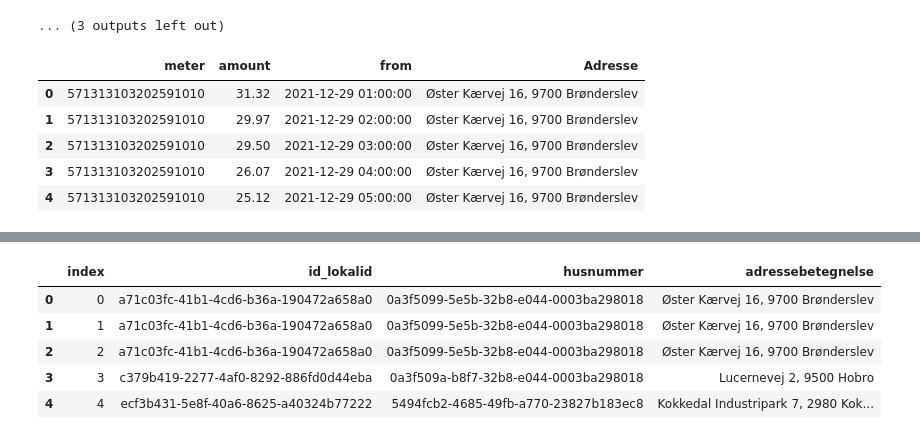
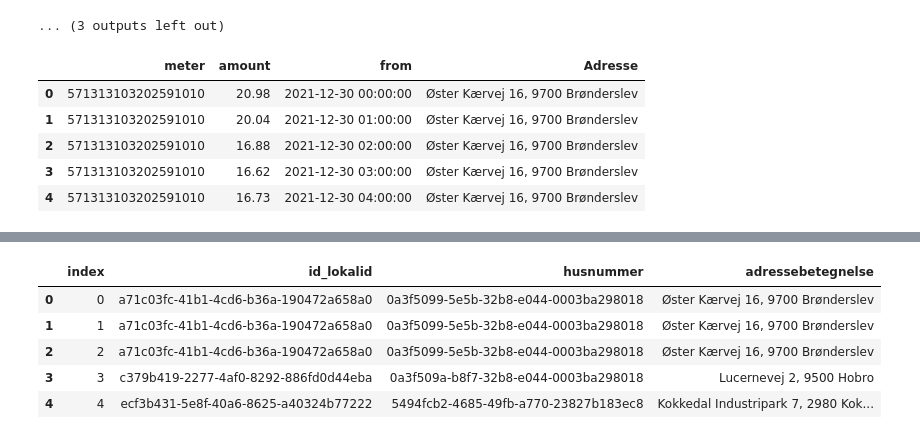
Before and after one commit to Mikkel-schmidt/elfor, a Jupyter notebook: Code/Hent_data.ipynb, the cells around one changed output, grey strips where cells are left out. Cells and saved outputs as stored; diff of their text form; code cells hidden in the pictures.

```diff
--- a/Code/Hent_data.ipynb
+++ b/Code/Hent_data.ipynb
@@ -349,7 +349,7 @@ def csv_individual_meters_business(fromdate):
         df_meter['Mængde'] = pd.to_numeric(df_meter['out_Quantity.quantity'])
         #df['LY Mængde']=df['Mængde'].shift(365*24)
         df_meter['hour'] = pd.to_numeric(df_meter['position'])
-        df_meter['from'] = pd.to_datetime(df_meter.From_date) + pd.to_timedelta(df_meter.hour, unit='h')
+        df_meter['from'] = pd.to_datetime(df_meter.From_date) + pd.to_timedelta(df_meter.hour-1, unit='h')
         df_meter = df_meter[['målerID', 'Mængde',  'from', 'hour']]
         df = pd.concat([df, df_meter], ignore_index=True)
         #df.to_csv('../Data/Individual meters/' + 'Guldborgsund Kommune' + '.csv', index=False, encoding='UTF-8', mode='a')
@@ -547,9 +547,9 @@ def besp():
 #     df_besp['%'] = df_besp.apply(lambda row: row['besparelse'] / row['årligt forbrug'] * 100, axis=1)
 #     return df_besp, dfff
 # %%
-#df_mi = csv_individual_meters_business('2021-12-30')
+df_mi = csv_individual_meters_business('2021-12-31')
 # %%
-#df_mi = df_mi.rename(columns={'målerID': 'meter', 'Mængde': 'amount', 'end': 'from'})
-#df_mi.head()
+df_mi = df_mi.rename(columns={'målerID': 'meter', 'Mængde': 'amount', 'end': 'from'})
+df_mi.head()
 # %% [output]
 |  | meter | amount | from | hour |
@@ -561,3 +561,3 @@ def besp():
 # %%
-#df_mid = df_mi.merge(df, how='outer', left_on='meter', right_on='meteringPointId')
-#df_mid['Adresse'] = df_mid['streetName'] + ' ' + df_mid['buildingNumber'] + ', ' + df_mid['postcode'] + ' ' + df_mid['cityName']
+df_mid = df_mi.merge(df, how='outer', left_on='meter', right_on='meteringPointId')
+df_mid['Adresse'] = df_mid['streetName'] + ' ' + df_mid['buildingNumber'] + ', ' + df_mid['postcode'] + ' ' + df_mid['cityName']
@@ -695,14 +695,14 @@ df = getMeterReadings(IDs)
 0  571313124412086905  Lollandsvej              2     5500  Middelfart
 ... (3 outputs left out)
 # %%
-#df = df_mid[['meter', 'amount', 'from', 'Adresse']]
-#df[df['Adresse']=='Øster Kærvej 16, 9700 Brønderslev'].head()
+df = df_mid[['meter', 'amount', 'from', 'Adresse']]
+df[df['Adresse']=='Øster Kærvej 16, 9700 Brønderslev'].head()
 # %% [output]
 |  | meter | amount | from | Adresse |
-| 0 | 571313103202591010 | 31.32 | 2021-12-29 01:00:00 | Øster Kærvej 16, 9700 Brønderslev |
-| 1 | 571313103202591010 | 29.97 | 2021-12-29 02:00:00 | Øster Kærvej 16, 9700 Brønderslev |
-| 2 | 571313103202591010 | 29.50 | 2021-12-29 03:00:00 | Øster Kærvej 16, 9700 Brønderslev |
-| 3 | 571313103202591010 | 26.07 | 2021-12-29 04:00:00 | Øster Kærvej 16, 9700 Brønderslev |
-| 4 | 571313103202591010 | 25.12 | 2021-12-29 05:00:00 | Øster Kærvej 16, 9700 Brønderslev |
+| 0 | 571313103202591010 | 20.98 | 2021-12-30 00:00:00 | Øster Kærvej 16, 9700 Brønderslev |
+| 1 | 571313103202591010 | 20.04 | 2021-12-30 01:00:00 | Øster Kærvej 16, 9700 Brønderslev |
+| 2 | 571313103202591010 | 16.88 | 2021-12-30 02:00:00 | Øster Kærvej 16, 9700 Brønderslev |
+| 3 | 571313103202591010 | 16.62 | 2021-12-30 03:00:00 | Øster Kærvej 16, 9700 Brønderslev |
+| 4 | 571313103202591010 | 16.73 | 2021-12-30 04:00:00 | Øster Kærvej 16, 9700 Brønderslev |
 # %%
 #df.tail()
```
Also changed, not shown: parts of 7 cells of this notebook, 2 other files.
